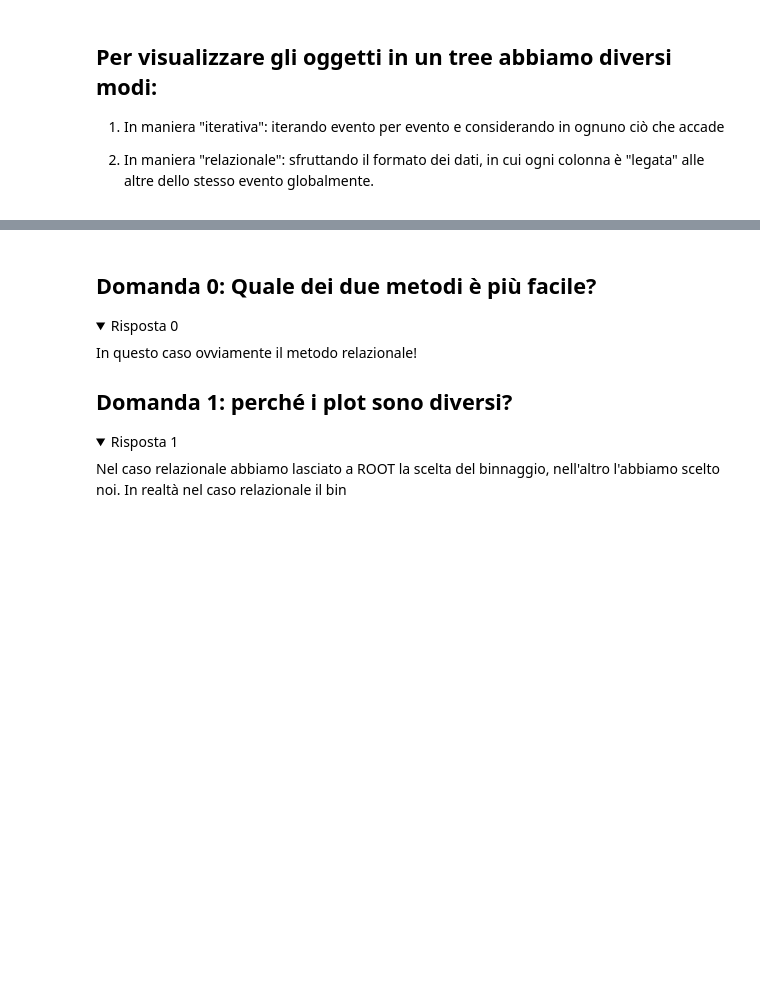
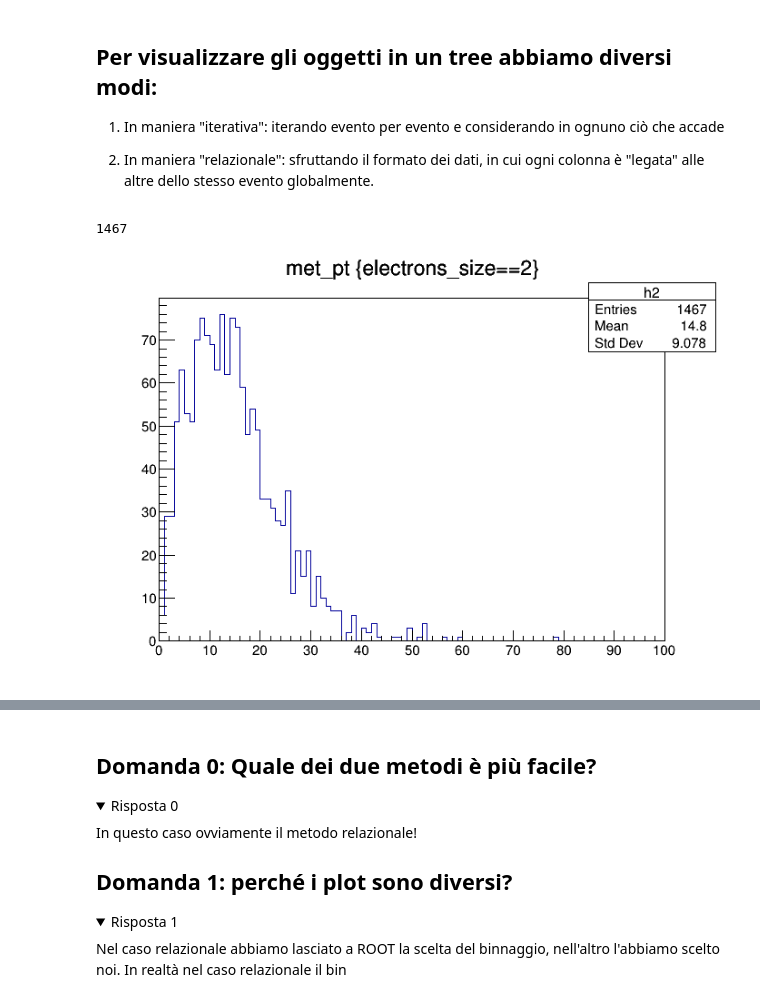
Before and after one commit to oiorio/AnalisiDati, a Jupyter notebook: 5. Entuple e formati di dati complessi/trees_and_ntuples.ipynb, the cells around one changed output, grey strips where cells are left out. Cells and saved outputs as stored; diff of their text form; code cells hidden in the pictures; folded sections open; blank space fills up the shorter version.

```diff
--- a/5. Entuple e formati di dati complessi/trees_and_ntuples.ipynb
+++ b/5. Entuple e formati di dati complessi/trees_and_ntuples.ipynb
@@ -133,9 +216,16 @@ print(nMuons_arr)
 # %%
 #Esempio 1: voglio disegnare l'energia mancante tutti gli eventi in cui ci sono 2 elettroni
 c1 =ROOT.TCanvas()
 
 #Metodo relazionale:
 c1.Draw()
-mytree.Draw("met_pt","electrons_size==2")
+#mytree.Draw("jets_size","jets_pt[0]>50 && jets_pt[1]>30")
+#mytree.Draw("jets_size","(muontracks_charge[0]==1 && muontracks_charge[1]==-1) || (muontracks_charge[0]==-1 && muontracks_charge[1]==1)")
+mytree.Draw("met_pt>>h2(100,0,100)","electrons_size==2")
+
+#si può fare la stessa cosa col metodo project
+# %% [output]
+1467
+[figure, added]
 # %%
 #Metodo iterativo:
```
Also changed, not shown: parts of 17 cells of this notebook, 3 other files.
